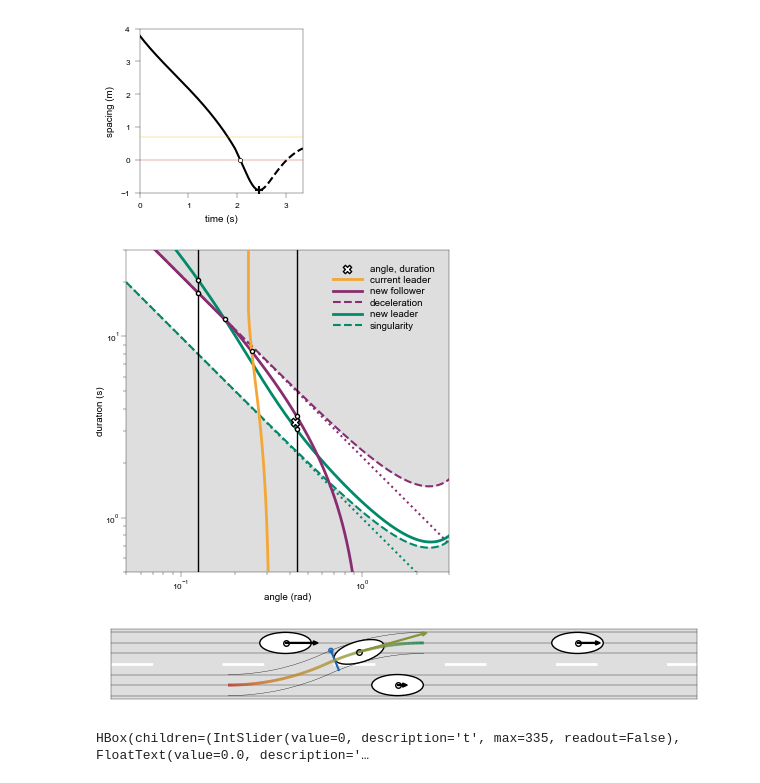
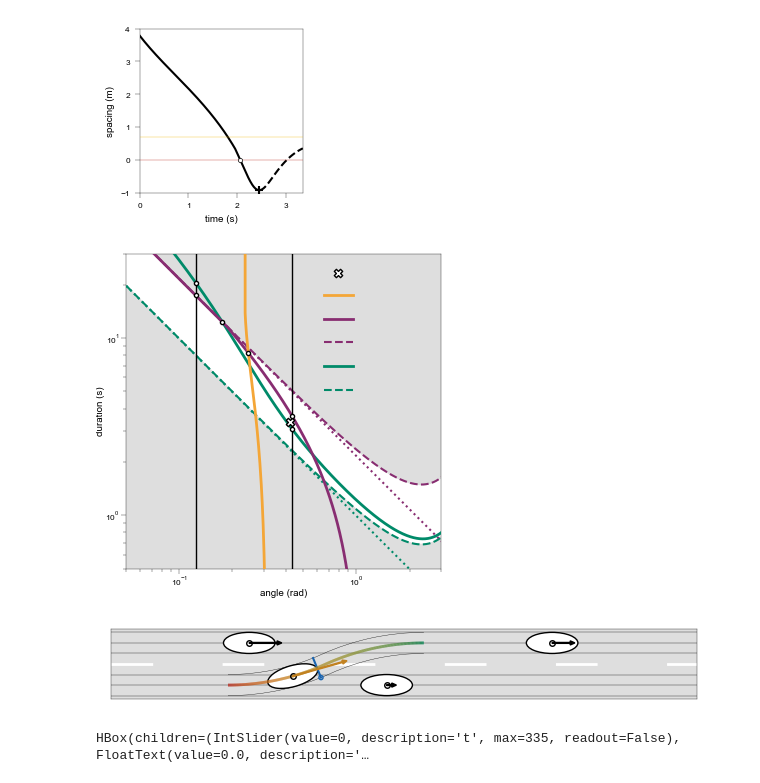
Before and after one commit to EPFL-ENAC/LUTS-pneuma-simulator, a Jupyter notebook: notebooks/discrete.ipynb, the cells around one changed output. Cells and saved outputs as stored; diff of their text form; code cells hidden in the pictures.

```diff
--- a/notebooks/discrete.ipynb
+++ b/notebooks/discrete.ipynb
@@ -643,7 +646,7 @@ def scan_phi_log(
 
     for phi in phis:
         _, S, Dx = geom(phi, W)
-        Dt_f = delta_t_PET_f_hat(phi, W, s, w, x_check, v_check, x_f, v_f, lam_f, v0_f, s0_f)
+        Dt_f = compute_Dt_f(phi, W, s, w, x_check, v_check, x_f, v_f, lam_f, v0_f, s0_f)
         Dt_ell = solve_nonlinear(
             S,
             Dx,
@@ -679,7 +682,7 @@ def scan_phi_log(
                     v0,
                     s0,
                 )
-                - delta_t_PET_f_hat(phi, W, s, w, x_check, v_check, x_f, v_f, lam_f, v0_f, s0_f),
+                - compute_Dt_f(phi, W, s, w, x_check, v_check, x_f, v_f, lam_f, v0_f, s0_f),
                 a=phi_low,
                 b=phi_high,
                 tol=xtol,
@@ -704,7 +707,7 @@ def scan_phi_log(
 # %%
 def compute_PET(phi, W, s, w, x_check, v_check, x_check_ell_check, v_ell_check, x_f, v_f, lam_f, v0_f, s0_f):
 
-    dt_ell = delta_t_PET_ell_check(
+    Dt_ell_check = compute_Dt_ell_check(
         phi,
         W,
         s,
@@ -715,9 +718,9 @@ def compute_PET(phi, W, s, w, x_check, v_check, x_check_ell_check, v_ell_check,
         v_ell_check,
     )
 
-    dt_fhat = delta_t_PET_f_hat(phi, W, s, w, x_check, v_check, x_f, v_f, lam_f, v0_f, s0_f)
+    Dt_f = compute_Dt_f(phi, W, s, w, x_check, v_check, x_f, v_f, lam_f, v0_f, s0_f)
 
-    return dt_ell - dt_fhat
+    return Dt_ell_check - Dt_f
 # %%
 def solve_phi_constraint(
     W, s, w, x_check, v_check, x_check_ell_check, v_ell_check, x_f, v_f, lam_f, v0_f, s0_f, phi_low=0.05, phi_high=0.6
@@ -841,7 +844,7 @@ phi_constraint = solve_phi_constraint(
 )
 print(phi_constraint)
 if phi_constraint:
-    dt_constraint = delta_t_PET_ell_check(phi_constraint, W, s, w, x_check, v_check, x_check_ell_check, v_ell_check)
+    dt_constraint = compute_Dt_ell_check(phi_constraint, W, s, w, x_check, v_check, x_check_ell_check, v_ell_check)
     constraints.append((phi_constraint, dt_constraint))
 constraints
 # %% [output]
@@ -1159,15 +1157,15 @@ ttc: 2.064s
 # %%
 # --- Sweep phi values ---
 l_0_phi, l_ell_phi, l_f_phi, l_max_phi = [], [], [], []
-l_PET_ell = []
-l_PET_f = []
+l_Dt_ell_check = []
+l_Dt_f = []
 phis = np.exp(np.linspace(np.log(1e-2), np.log(4), 1000))
 for n, phi in enumerate(phis):
     R_phi, S_phi, Dx_phi = geom(phi, W)
     Dt_0_phi = 2 * S_phi / (v0 + v_check)
     Dt_max_phi = S_phi / v_check
     # Sove PET=0
-    delta_t_ell_check = delta_t_PET_ell_check(
+    Dt_ell_check = compute_Dt_ell_check(
         phi,
         W,
         s,
@@ -1177,9 +1175,9 @@ for n, phi in enumerate(phis):
         x_check_ell_check,
         v_ell_check,
     )
-    delta_t_f_hat = delta_t_PET_f_hat(phi, W, s, w, x_check, v_check, x_f, v_f, lam_f, v0_f, s0_f)
-    l_PET_ell.append(delta_t_ell_check)
-    l_PET_f.append(delta_t_f_hat)
+    Dt_f = compute_Dt_f(phi, W, s, w, x_check, v_check, x_f, v_f, lam_f, v0_f, s0_f)
+    l_Dt_ell_check.append(Dt_ell_check)
+    l_Dt_f.append(Dt_f)
     # Solve both bounds
     Dt_f_phi = closed_form(Dx_phi, x_check, x_f, v_f, lam_f, v0_f, s0_f, s)
     args_phi = (
@@ -1207,14 +1205,14 @@ if phi_star:
     setattr(fig.canvas, "header_visible", False)
 
     # Critical point
-    ax.scatter(phi_star, Dt, marker=MarkerStyle("X"), ec="k", fc="w", zorder=100, label="angle, duration")
+    ax.scatter(phi_star, Dt, marker=MarkerStyle("X"), ec="k", fc="w", zorder=100, label=" ")
     # add labels here
-    ax.plot(phis, l_PET_ell, color=orange, lw=2, zorder=30, label="current leader")
-    ax.plot(phis, l_PET_f, color=dark_purple, lw=2, zorder=20, label="new follower")
-    ax.plot(phis, l_max_phi, color=dark_purple, ls="--", lw=1.5, zorder=20, label="deceleration")
+    ax.plot(phis, l_Dt_ell_check, color=orange, lw=2, zorder=30, label=" ")
+    ax.plot(phis, l_Dt_f, color=dark_purple, lw=2, zorder=20, label=" ")
+    ax.plot(phis, l_max_phi, color=dark_purple, ls="--", lw=1.5, zorder=20, label=" ")
     ax.plot(phis, scaling_max(phis, v_check), c=dark_purple, ls=":", zorder=15, lw=1.5)
-    ax.plot(phis, l_ell_phi, color=dark_teal, lw=2, zorder=15, label="new leader")
-    ax.plot(phis, l_0_phi, color=dark_teal, ls="--", lw=1.5, zorder=15, label="singularity")
+    ax.plot(phis, l_ell_phi, color=dark_teal, lw=2, zorder=15, label=" ")
+    ax.plot(phis, l_0_phi, color=dark_teal, ls="--", lw=1.5, zorder=15, label=" ")
     ax.plot(phis, scaling_0(phis, v0, v_check), c=dark_teal, ls=":", zorder=15, lw=1.5)
     ax.fill_between(phis, cast(Any, l_max_phi), 10000, color=grey)
     ax.axvline(phi_min, color="k", ls="-", lw=1, zorder=20)
@@ -1236,36 +1234,37 @@ if phi_star:
     ax.scatter(phi_max, Dt_ell_phi_max, marker=MarkerStyle("."), ec="k", fc="w", zorder=100, clip_on=False)
     ax.scatter(phi_max, Dt_f_phi_max, marker=MarkerStyle("."), ec="k", fc="w", zorder=100, clip_on=False)
     #ax.scatter(ell_phi, geom(ell_phi, W)[1]/v_check, marker=MarkerStyle("."), lw=1.5, ec="k", fc="w", zorder=100, clip_on=False)
 
 
     ax.set_xlabel("angle (rad)", labelpad=0)
     ax.set_ylabel("duration (s)", labelpad=0)
     ax.tick_params(axis="both", which="major", pad=1)
     ax.set_yscale("log")
     ax.set_xscale("log")
     plt.xlim(0.05, 3)
     plt.ylim(0.5, 30)
 
     # <<< LEGEND ADDITION >>>
     ax.legend(
-       loc="upper right",
+       #loc="upper right",
+        bbox_to_anchor=(.8, 1),  # (x, y)
        frameon=False,
        handlelength=3,
        borderpad=1,
-       labelspacing=.25,
+       labelspacing=1.5,
     )
 
     fig.tight_layout(pad=0.1)
     plt.savefig(
        "./output/sketches/lc_model.pdf",
        format="pdf",
        transparent=True,
        bbox_inches="tight",
        pad_inches=0.1,
     )
     plt.show()
 # %% [output]
-[figure, old version]
+[figure, new version]
 # %%
 theta_imath, x_imath, y_imath, x_psi, y_psi, p, x_p, y_p = details
 # reference y0 depends on sign
@@ -1279,7 +1278,7 @@ offset_x_check, offset_y_check = offset_point_on_circle(
 # %%
 %matplotlib inline
 # t_1, t_2f, t_1_ell_check, t_2_check, t_1_ell_hat, t_2_hat
-moment = t_1
+moment = t_2_check
 if phi_star is not None:
     # --- Figure setup ---
 
@@ -1478,16 +1477,16 @@ if phi_star is not None:
     # --- Draw initial frame ---
     update(moment)
     fig.tight_layout(pad=0)
-    # plt.savefig(
-    #    f"./output/sketches/lc_{round(moment,2)}.pdf",
-    #    format="pdf",
-    #    transparent=True,
-    #    bbox_inches="tight",
-    #    pad_inches=0.01,
-    # )
+    #plt.savefig(
+    #   f"./output/sketches/lc_{round(moment,2)}.pdf",
+    #   format="pdf",
+    #   transparent=True,
+    #   bbox_inches="tight",
+    #   pad_inches=0.01,
+    #)
     plt.show()
 # %% [output]
-[figure, old version]
+[figure, new version]
 # %%
 %matplotlib widget
 if phi_star is not None:
```
Also changed, not shown: parts of 13 cells of this notebook.
